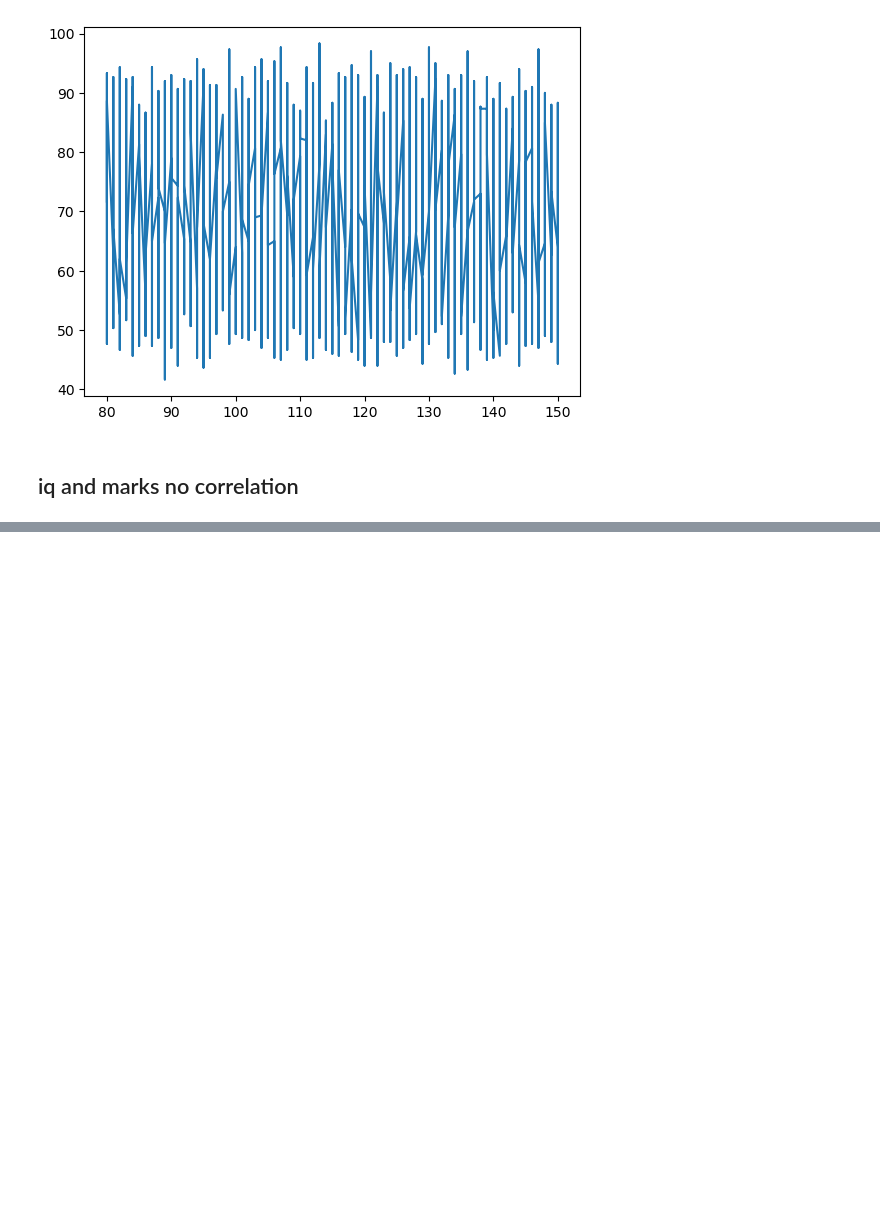
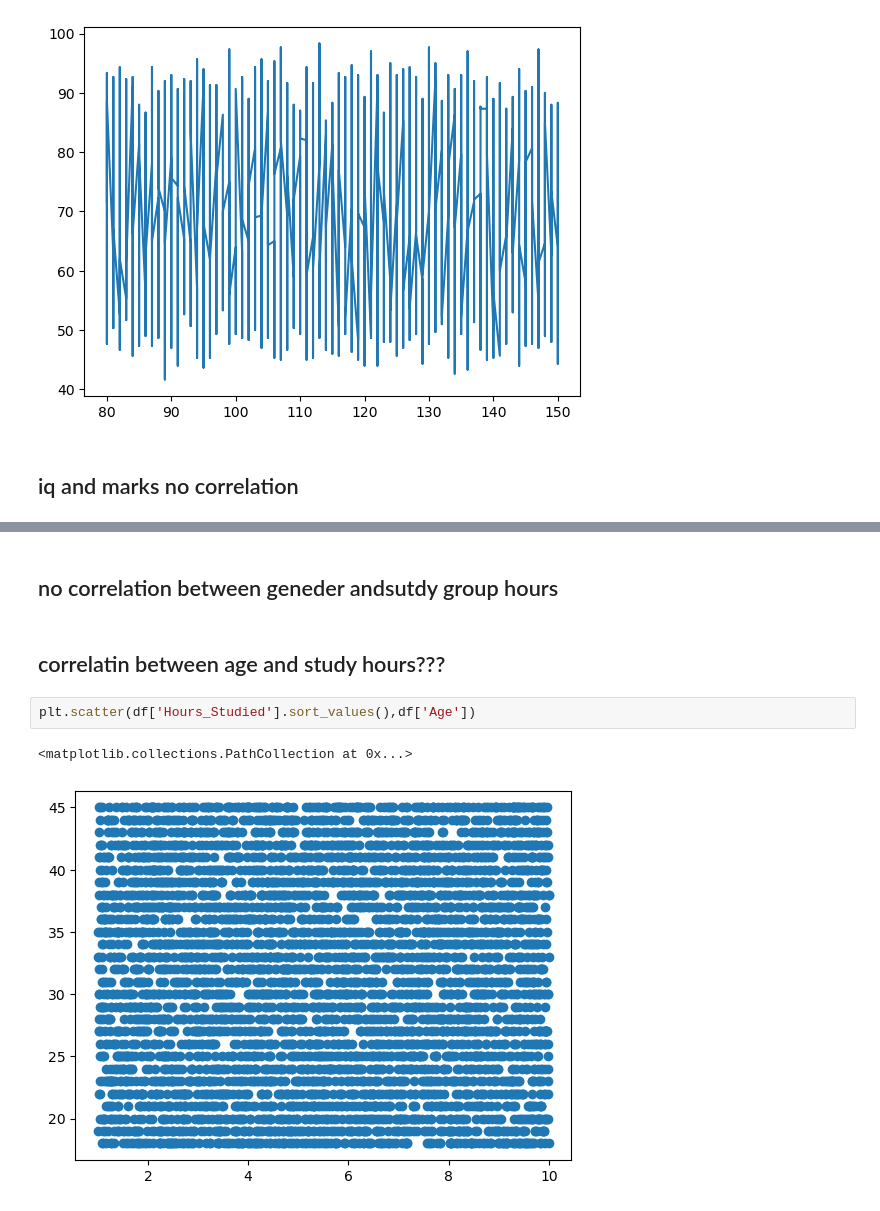
Before and after one commit to stanleyedward/dsc_eda, a Jupyter notebook: test.ipynb, the cells around one changed output, grey strips where cells are left out. Drawn from its saved outputs; the diff is of its cells as text; blank space fills up the shorter version.

```diff
--- a/test.ipynb
+++ b/test.ipynb
@@ -312,0 +341,9 @@ plt.plot(df['IQ'].sort_values(),df['Average_Marks'])
+# %% [markdown]
+## no correlation between geneder andsutdy group hours
+# %% [markdown]
+## correlatin between age and study hours???
+# %%
+plt.scatter(df['Hours_Studied'].sort_values(),df['Age'])
+# %% [output]
+<matplotlib.collections.PathCollection at 0x...>
+[figure, added]
```
Also changed, not shown: parts of 8 cells of this notebook, 6 other files.
